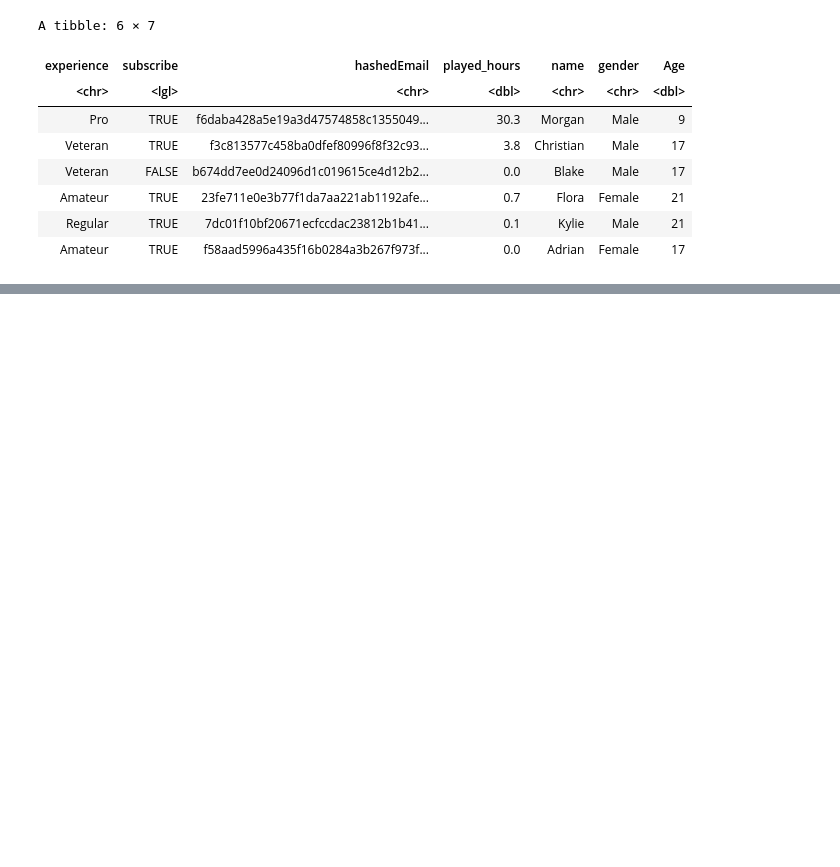
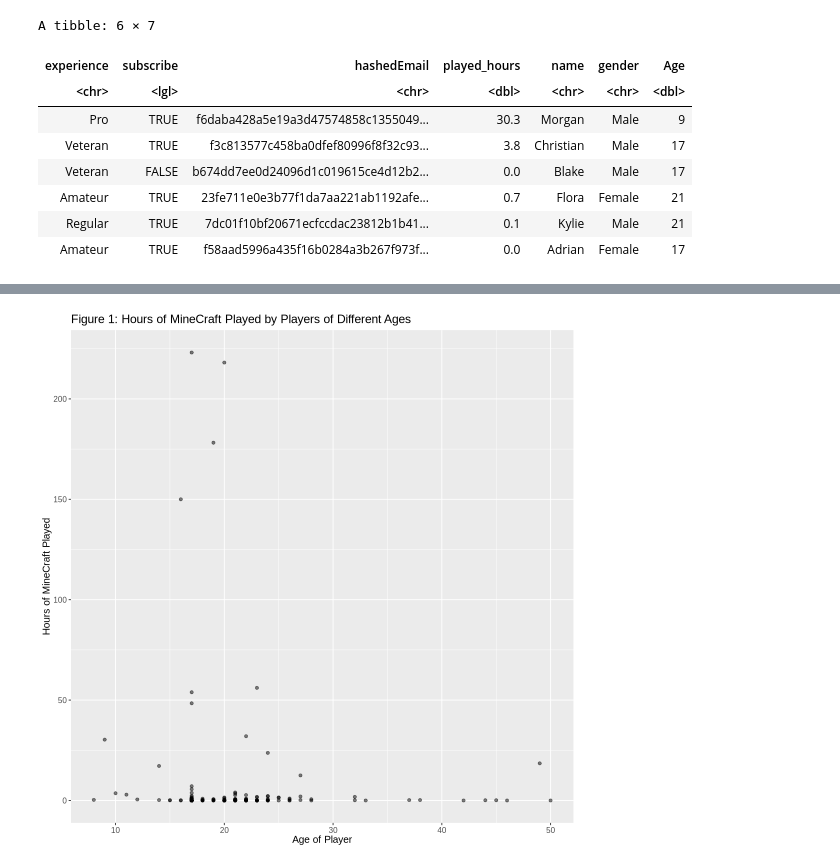
Before and after one commit to kllyprk/dsci100-finalproject, a Jupyter notebook: minecraft-project.ipynb, the cells around one changed output, grey strips where cells are left out. Saved outputs shown, nothing was run; the diff lists cells and outputs as text; code cells hidden in the pictures; blank space fills up the shorter version.

Commit message:
Created initial visualizations

```diff
--- a/minecraft-project.ipynb
+++ b/minecraft-project.ipynb
@@ -23,8 +23,8 @@ METHODS & RESULTS:
 library(tidyverse)
 # %%
 #loading the data
-players <- read_csv("data/players.csv")
-head(players)
+players_data <- read_csv("data/players.csv")
+head(players_data)
 # %% [output]
 Rows: 196 Columns: 7
 ── Column specification ────────────────────────────────────────────────────────
@@ -48,0 +47,4 @@ A tibble: 6 × 7
+# %%
+#first select columns of interest
+players_data <- select(players_data, Age, played_hours)
+head(players_data)
@@ -48,0 +61,6 @@ A tibble: 6 × 7
+# %%
+#rename column to be all lowercase
+players <- players_data |> mutate(age = Age) |>
+    select(age, played_hours) |>
+    filter(age != "NA")
+players
@@ -48,0 +87,13 @@ A tibble: 6 × 7
+# %%
+#create visualization of dataset for exploratory data analysis
+options(repr.plot.width = 9, repr.plot.height = 9)
+
+players_graph <- players |>
+    ggplot(aes(x = age, y = played_hours)) +
+    geom_point(alpha = 0.5) +
+    ggtitle("Figure 1: Hours of MineCraft Played by Players of Different Ages") +
+    labs(x = "Age of Player", y = "Hours of MineCraft Played") +
+    theme(text = element_text(size = 12))
+players_graph
+# %% [output]
+[figure, added]
```
Also changed, not shown: parts of 8 cells of this notebook.
